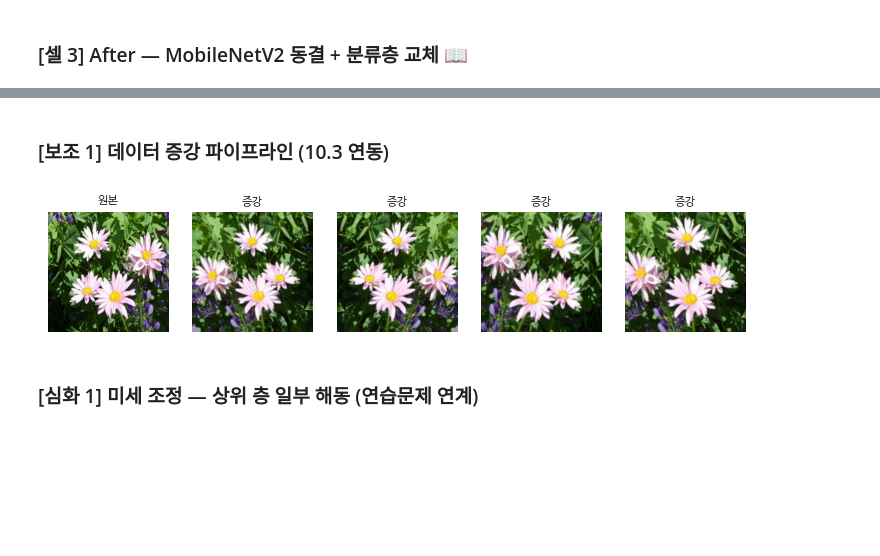
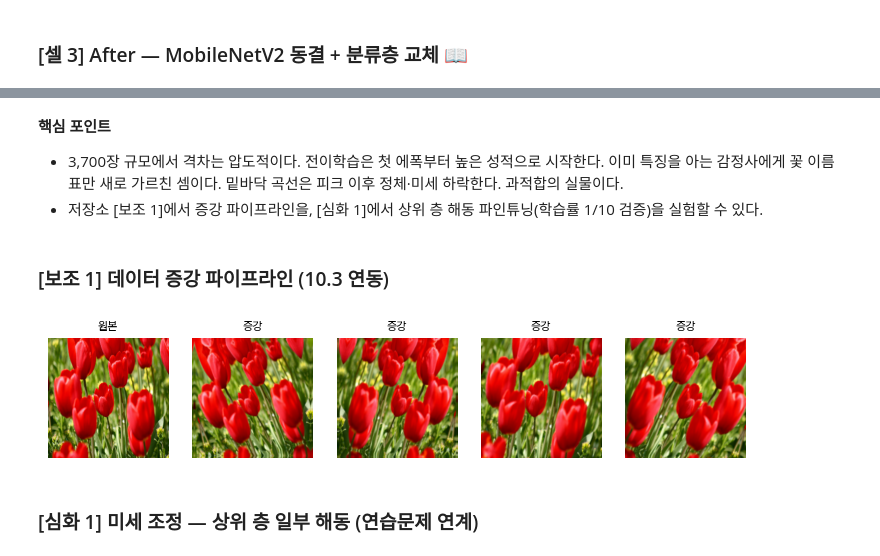
Before and after one commit to tbgoodlife/ai-labs, a Jupyter notebook: ch10/lab-10-02_transfer-learning.ipynb, the cells around one changed output, grey strips where cells are left out. Saved outputs shown, nothing was run; the diff lists cells and outputs as text; code cells hidden in the pictures; blank space fills up the shorter version.

```diff
--- a/ch10/lab-10-02_transfer-learning.ipynb
+++ b/ch10/lab-10-02_transfer-learning.ipynb
@@ -84,0 +58,15 @@ Using 734 files for validation.
+# %%
+import tensorflow as tf
+import tensorflow_datasets as tfds
+
+(ds_tr, ds_va), info = tfds.load(
+    "tf_flowers", as_supervised=True, with_info=True,
+    split=["train[:80%]", "train[80%:]"])
+
+def prep(img, label):
+    img = tf.image.resize(img, (224, 224)) / 255.0
+    return img, label
+
+train = ds_tr.map(prep).batch(32).prefetch(1)
+valid = ds_va.map(prep).batch(32).prefetch(1)
+print(info.features["label"].names)
@@ -182,16 +122,0 @@ Epoch 10/10
-# %%
-fig, ax = plt.subplots(figsize=(5, 3.2))
-ax.plot(hist_s.history["val_accuracy"], "--",
-        color="#8c8c8c", lw=1.2, marker="s", ms=3,
-        label="처음부터 학습(검증)")
-ax.plot(hist_t.history["val_accuracy"], "-",
-        color="black", lw=1.2, marker="o", ms=3,
-        label="전이학습(검증)")
-ax.set_xlabel("에포크")
-ax.set_ylabel("정확도")
-ax.legend()
-plt.show()
-print(f"최종 검증 정확도 — 처음부터: "
-      f"{hist_s.history['val_accuracy'][-1]:.3f} / "
-      f"전이학습: "
-      f"{hist_t.history['val_accuracy'][-1]:.3f}")
@@ -205,24 +132,28 @@ print(f"최종 검증 정확도 — 처음부터: "
+# %% [markdown]
+**핵심 포인트**
+- 3,700장 규모에서 격차는 압도적이다. 전이학습은 첫 에폭부터 높은 성적으로 시작한다. 이미 특징을 아는 감정사에게 꽃 이름표만 새로 가르친 셈이다. 밑바닥 곡선은 피크 이후 정체·미세 하락한다. 과적합의 실물이다.
+- 저장소 [보조 1]에서 증강 파이프라인을, [심화 1]에서 상위 층 해동 파인튜닝(학습률 1/10 검증)을 실험할 수 있다.
 # %% [markdown]
 ### [보조 1] 데이터 증강 파이프라인 (10.3 연동)
 # %%
 aug = keras.Sequential([
     keras.layers.RandomFlip("horizontal"),
     keras.layers.RandomRotation(0.1),
     keras.layers.RandomZoom(0.1),
 ])
-imgs, _ = next(iter(train_ds))
+imgs, _ = next(iter(train))
 fig, axes = plt.subplots(1, 5, figsize=(9, 2))
-axes[0].imshow(imgs[0].numpy().astype("uint8"))
+axes[0].imshow(imgs[0].numpy())
 axes[0].set_title("원본", fontsize=8)
 for ax in axes[1:]:
-    ax.imshow(aug(imgs[:1])[0].numpy().astype("uint8"))
+    ax.imshow(aug(imgs[:1])[0].numpy())
     ax.set_title("증강", fontsize=8)
 for ax in axes:
     ax.axis("off")
 plt.show()
 # 한 장이 여러 장이 된다 — 소규모 데이터의 표준 처방
 # %% [output]
-[figure, old version]
+[figure, new version]
 # %% [markdown]
 ### [심화 1] 미세 조정 — 상위 층 일부 해동 (연습문제 연계)
 # %%
```
Also changed, not shown: parts of 17 cells of this notebook, 4 other files.
